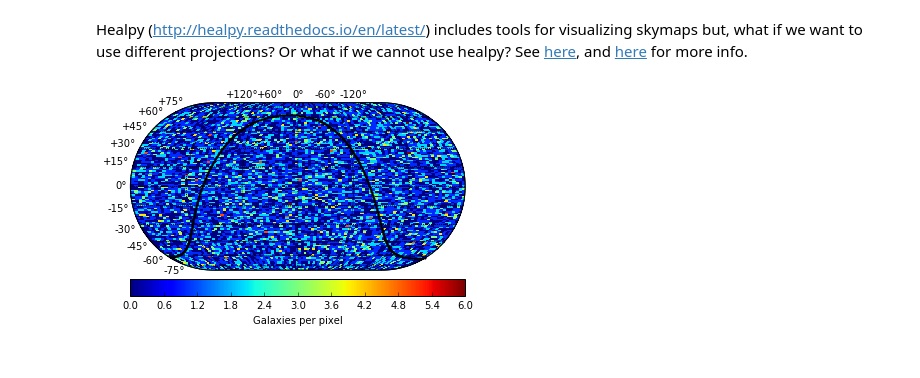
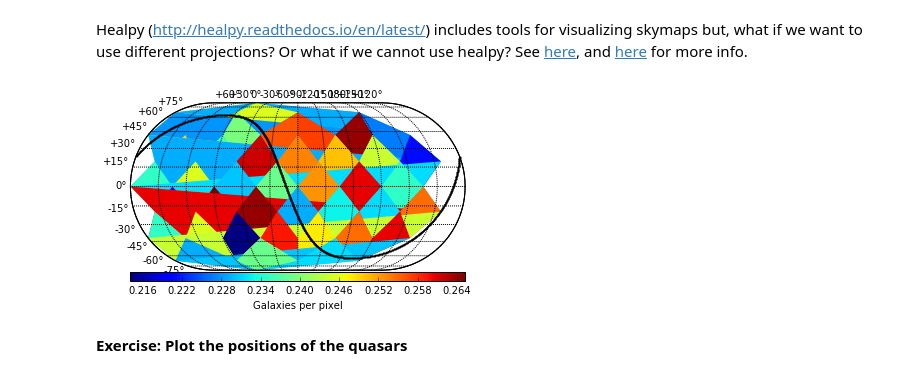
Before and after one commit to fjaviersanchez/JupyterTutorial, a Jupyter notebook: TutorialJupyter.ipynb, the cells around one changed output. Saved outputs shown, nothing was run; the diff lists cells and outputs as text; code cells hidden in the pictures.

```diff
--- a/TutorialJupyter.ipynb
+++ b/TutorialJupyter.ipynb
@@ -576,2 +577,0 @@ Delta field has standard deviation 1.799.
-# %%
-density = generator.convert_delta_to_density(show_plot=True)
@@ -589,12 +604,17 @@ from astropy.coordinates import SkyCoord
 # %%
 def plot_sky(ra, dec, data=None, nside=4, label='', projection='eck4', cmap=plt.get_cmap('jet'), norm=None,
              hide_galactic_plane=False, healpy=False):
+    from mpl_toolkits.basemap import Basemap
+    from matplotlib.collections import PolyCollection
+    from astropy.coordinates import SkyCoord
+    ra=ra.to(u.deg).value
+    dec=dec.to(u.deg).value
     if(healpy):
         import healpy as hp
         # get pixel area in degrees
         pixel_area = hp.pixelfunc.nside2pixarea(nside, degrees=True)
         # find healpixels associated with input vectors
-        pixels = hp.ang2pix(nside, 0.5*np.pi-dec,ra)
+        pixels = hp.ang2pix(nside, 0.5*np.pi-np.radians(dec), np.radians(ra))
         # find unique pixels
         unique_pixels = np.unique(pixels)
         # count number of points in each pixel
@@ -610,8 +630,9 @@ def plot_sky(ra, dec, data=None, nside=4, label='', projection='eck4', cmap=plt.
         corners = hp.boundaries(nside, unique_pixels, step=1)
         corner_theta, corner_phi = hp.vec2ang(corners.transpose(0,2,1))
         corner_ra, corner_dec = np.degrees(corner_phi), np.degrees(np.pi/2-corner_theta)
-        m = Basemap(projection=projection, lon_0=0, resolution='l', celestial=True)
-        m.drawmeridians(np.arange(0, 360, 60), labels=[0,0,1,0], labelstyle='+/-')
+        # set up basemap
+        m = Basemap(projection=projection, lon_0=-90, resolution='c', celestial=True)
+        m.drawmeridians(np.arange(0, 360, 30), labels=[0,0,1,0], labelstyle='+/-')
         m.drawparallels(np.arange(-90, 90, 15), labels=[1,0,0,0], labelstyle='+/-')
         m.drawmapboundary()
         # convert sky coords to map coords
@@ -620,7 +641,8 @@ def plot_sky(ra, dec, data=None, nside=4, label='', projection='eck4', cmap=plt.
         verts = np.array([x.reshape(-1,4), y.reshape(-1,4)]).transpose(1,2,0)
         # Make the collection and add it to the plot.
         coll = PolyCollection(verts, array=values, cmap=cmap, norm=norm, edgecolors='none')
-        plt.add_collection(coll)
+        plt.gca().add_collection(coll)
+        plt.gca().autoscale_view()
         if not hide_galactic_plane:
             # generate vector in galactic coordinates and convert to equatorial coordinates
             galactic_l = np.linspace(0, 2*np.pi, 1000)
@@ -628,8 +650,8 @@ def plot_sky(ra, dec, data=None, nside=4, label='', projection='eck4', cmap=plt.
             # project to map coordinates
             galactic_x, galactic_y = m(galactic_plane.ra.degree, galactic_plane.dec.degree)
             m.scatter(galactic_x, galactic_y, marker='.', s=2, c='k')
-        #  Add a colorbar for the PolyCollection
-        plt.colorbar(coll, orientation='horizontal', pad=0.01, aspect=40, label=label);
+        # Add a colorbar for the PolyCollection
+        plt.colorbar(coll, orientation='horizontal', pad=0.01, aspect=40, label=label)
     else:
         nx, ny = nside, nside
 
@@ -653,8 +675,10 @@ def plot_sky(ra, dec, data=None, nside=4, label='', projection='eck4', cmap=plt.
             galactic_x, galactic_y = m(galactic_plane.ra.degree, galactic_plane.dec.degree)
             m.scatter(galactic_x, galactic_y, marker='.', s=2, c='k')
 # %%
-ra = 360*np.random.random(10000)
-dec = np.arcsin(-1+2*np.random.random(10000))*180/np.pi
-plot_sky(ra,dec,healpy=False, nside=100, projection='eck4', label='Galaxies per pixel')
+ra = 360*np.random.random(10000)*u.deg
+dec = np.arcsin(-1+2*np.random.random(10000))*180/np.pi*u.deg
+plot_sky(ra,dec,healpy=True, nside=2, projection='eck4', label='Galaxies per pixel')
 # %% [output]
-[figure, old version]
+[figure, new version]
+# %% [markdown]
+**Exercise: Plot the positions of the quasars**
```
Also changed, not shown: parts of 9 cells of this notebook, 2 other files.
